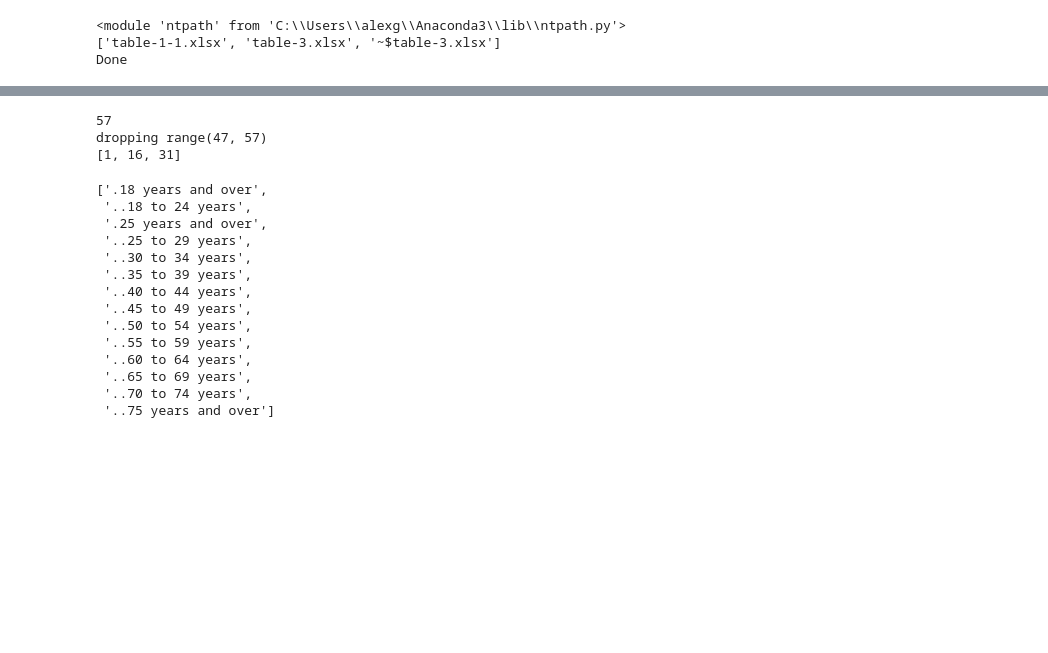
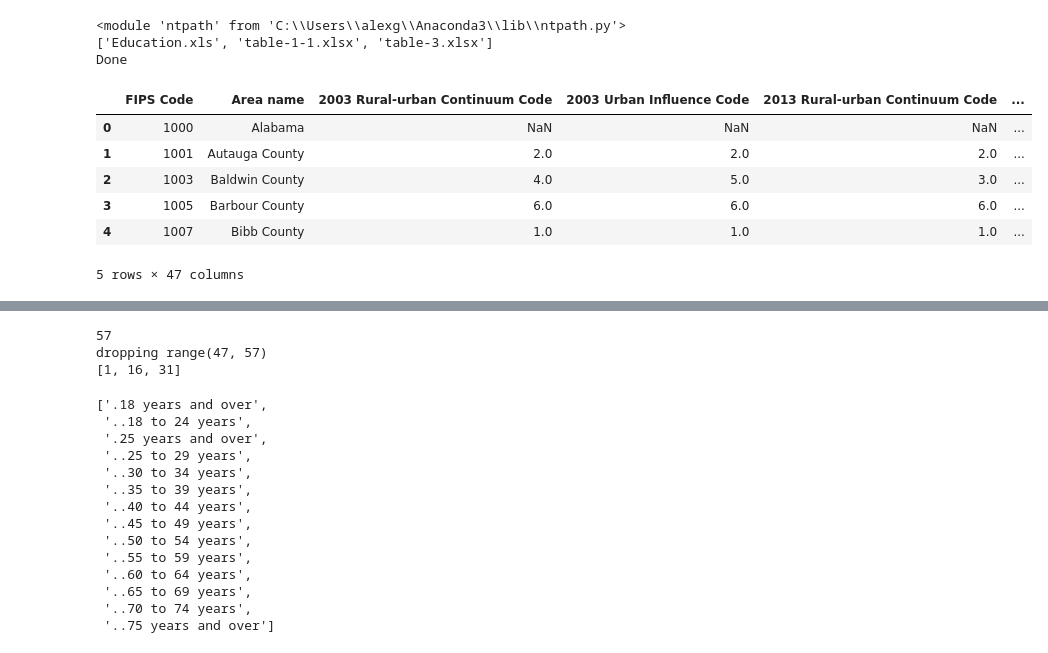
Before and after one commit to chemodan/phdchemodan, a Jupyter notebook: INFORMS2020/python/get_data_from_education_by_age.ipynb, the cells around one changed output, grey strips where cells are left out. Saved outputs shown, nothing was run; the diff lists cells and outputs as text; code cells hidden in the pictures; blank space fills up the shorter version.

Commit message:
Added logic to read and parse education data
Data source - USDA

```diff
--- a/INFORMS2020/python/get_data_from_education_by_age.ipynb
+++ b/INFORMS2020/python/get_data_from_education_by_age.ipynb
@@ -5,8 +5,6 @@ import pandas as pd
 import numpy as np
 import matplotlib.pyplot as plt
 
-MYDIR = "./../../ResearchProposal/education/"
-
 print(os.path)
 myFiles = os.listdir(MYDIR)
 print(myFiles)
@@ -14,5 +12,28 @@ print(myFiles)
 print("Done")
 # %% [output]
 <module 'ntpath' from 'C:\\Users\\alexg\\Anaconda3\\lib\\ntpath.py'>
-['table-1-1.xlsx', 'table-3.xlsx', '~$table-3.xlsx']
+['Education.xls', 'table-1-1.xlsx', 'table-3.xlsx']
 Done
+# %%
+%run ./mobilityHelpers.ipynb
+helpers = mobilityHelpers()
+# %%
+# MYDIR = "./../../ResearchProposal/education/"
+
+myDFRaw = pd.read_excel(MYDIR + "education/Education.xls", skiprows=4,
+                        sheet_name="Education 1970 to 2018",
+                       )
+myDFRaw.head()
+myDFRaw.rename(columns={"State": "st"}, inplace=True)
+myDF = myDFRaw.merge(helpers.mStateAbbreviationsDF)
+
+del myDF["st"]
+myDF.head()
+# %% [output]
+|  | FIPS Code | Area name | 2003 Rural-urban Continuum Code | 2003 Urban Influence Code | 2013 Rural-urban Continuum Code | ... |
+| 0 | 1000 | Alabama | NaN | NaN | NaN | ... |
+| 1 | 1001 | Autauga County | 2.0 | 2.0 | 2.0 | ... |
+| 2 | 1003 | Baldwin County | 4.0 | 5.0 | 3.0 | ... |
+| 3 | 1005 | Barbour County | 6.0 | 6.0 | 6.0 | ... |
+| 4 | 1007 | Bibb County | 1.0 | 1.0 | 1.0 | ... |
+5 rows × 47 columns
```
Also changed, not shown: parts of 2 cells of this notebook, 3 other files.
